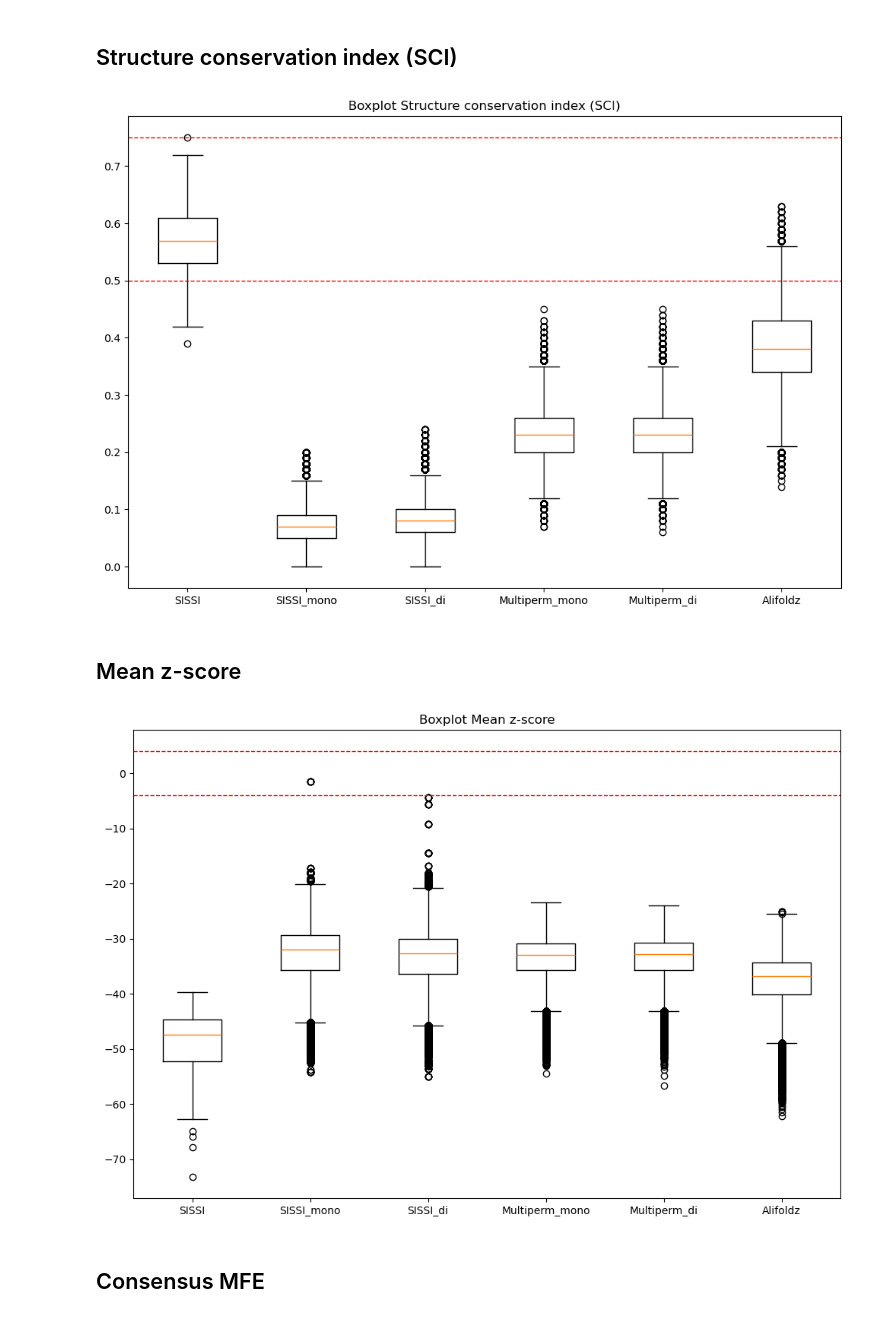
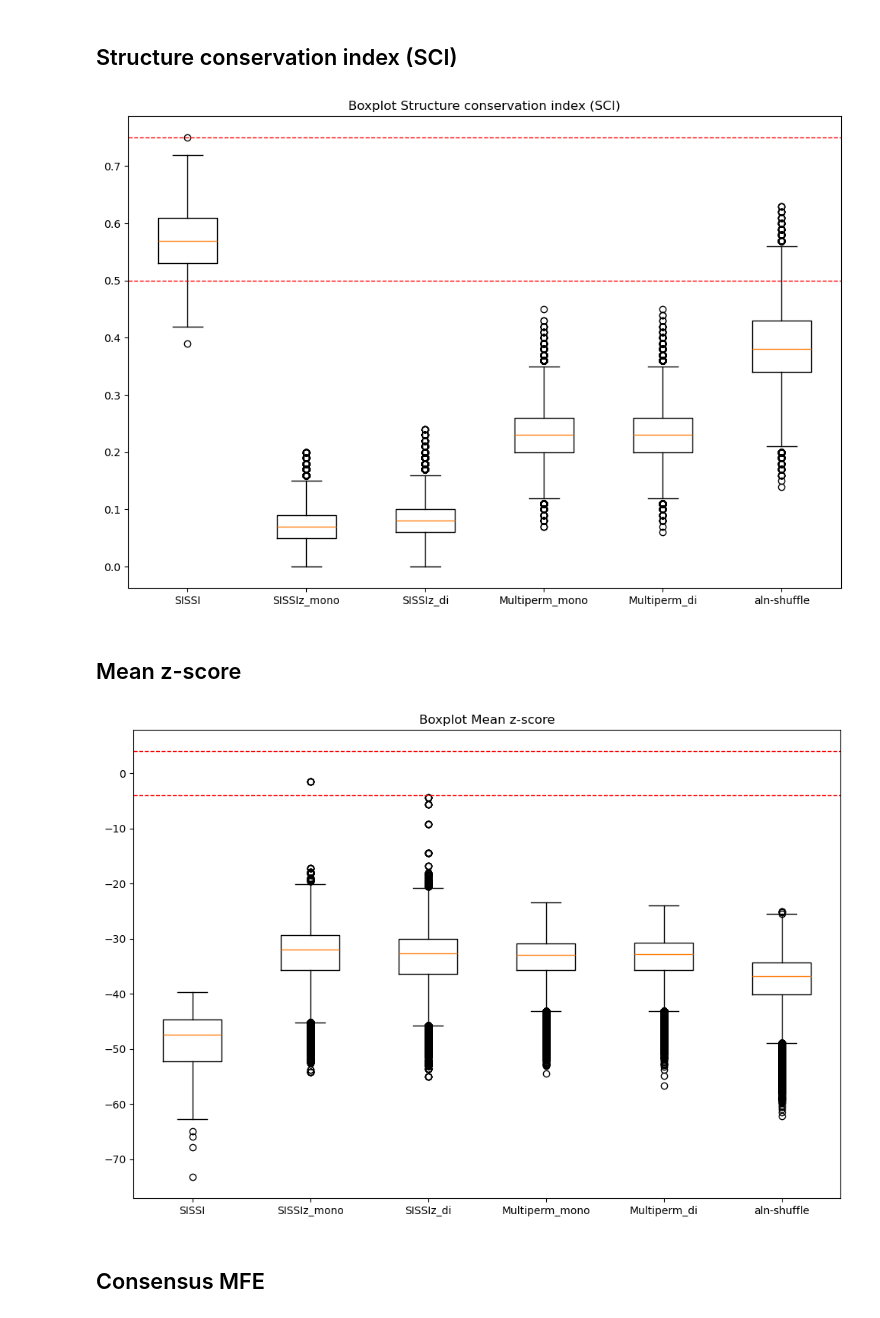
Before and after one commit to Faragas91/Masterarbeit, a Jupyter notebook: Scripts/RNAz_analyze.ipynb, the cells around one changed output. Drawn from its saved outputs; the diff is of its cells as text; code cells hidden in the pictures.

```diff
--- a/Scripts/RNAz_analyze.ipynb
+++ b/Scripts/RNAz_analyze.ipynb
@@ -8,19 +8,19 @@ import matplotlib.pyplot as plt
 import seaborn as sns
 import numpy as np
 # %%
-# df_sissi = pd.DataFrame(pd.read_excel("D:/Masterarbeit/Data/RNAz_Data_di_Excel/sissi.xlsx"))
-# df_sissiz_mono = pd.DataFrame(pd.read_excel("D:/Masterarbeit/Data/RNAz_Data_di_Excel/sissiz_mono.xlsx"))
-# df_sissiz_di = pd.DataFrame(pd.read_excel("D:/Masterarbeit/Data/RNAz_Data_di_Excel/sissiz_di.xlsx"))
-# df_multiperm_mono = pd.DataFrame(pd.read_excel("D:/Masterarbeit/Data/RNAz_Data_di_Excel/multiperm_mono.xlsx"))
-# df_multiperm_di = pd.DataFrame(pd.read_excel("D:/Masterarbeit/Data/RNAz_Data_di_Excel/multiperm_di.xlsx"))
-# df_alifoldz = pd.DataFrame(pd.read_excel("D:/Masterarbeit/Data/RNAz_Data_di_Excel/alifoldz.xlsx"))
+df_sissi = pd.DataFrame(pd.read_excel("D:/Masterarbeit_Daten/Data/RNAz_Data_di_Excel/sissi.xlsx"))
+df_sissiz_mono = pd.DataFrame(pd.read_excel("D:/Masterarbeit_Daten/Data/RNAz_Data_di_Excel/sissiz_mono.xlsx"))
+df_sissiz_di = pd.DataFrame(pd.read_excel("D:/Masterarbeit_Daten/Data/RNAz_Data_di_Excel/sissiz_di.xlsx"))
+df_multiperm_mono = pd.DataFrame(pd.read_excel("D:/Masterarbeit_Daten/Data/RNAz_Data_di_Excel/multiperm_mono.xlsx"))
+df_multiperm_di = pd.DataFrame(pd.read_excel("D:/Masterarbeit_Daten/Data/RNAz_Data_di_Excel/multiperm_di.xlsx"))
+df_aln_shuffle = pd.DataFrame(pd.read_excel("D:/Masterarbeit_Daten/Data/RNAz_Data_di_Excel/alifoldz.xlsx"))
 # %%
-df_sissi = pd.DataFrame(pd.read_excel("C:/bla/Waste/MA/Data/RNAz_Data_di_Excel/sissi.xlsx"))
-df_sissiz_mono = pd.DataFrame(pd.read_excel("C:/bla/Waste/MA/Data/RNAz_Data_di_Excel/sissiz_mono.xlsx"))
-df_sissiz_di = pd.DataFrame(pd.read_excel("C:/bla/Waste/MA/Data/RNAz_Data_di_Excel/sissiz_di.xlsx"))
-df_multiperm_mono = pd.DataFrame(pd.read_excel("C:/bla/Waste/MA/Data/RNAz_Data_di_Excel/multiperm_mono.xlsx"))
-df_multiperm_di = pd.DataFrame(pd.read_excel("C:/bla/Waste/MA/Data/RNAz_Data_di_Excel/multiperm_di.xlsx"))
-df_alifoldz = pd.DataFrame(pd.read_excel("C:/bla/Waste/MA/Data/RNAz_Data_di_Excel/alifoldz.xlsx"))
+# df_sissi = pd.DataFrame(pd.read_excel("C:/bla/Waste/MA/Data/RNAz_Data_di_Excel/sissi.xlsx"))
+# df_sissiz_mono = pd.DataFrame(pd.read_excel("C:/bla/Waste/MA/Data/RNAz_Data_di_Excel/sissiz_mono.xlsx"))
+# df_sissiz_di = pd.DataFrame(pd.read_excel("C:/bla/Waste/MA/Data/RNAz_Data_di_Excel/sissiz_di.xlsx"))
+# df_multiperm_mono = pd.DataFrame(pd.read_excel("C:/bla/Waste/MA/Data/RNAz_Data_di_Excel/multiperm_mono.xlsx"))
+# df_multiperm_di = pd.DataFrame(pd.read_excel("C:/bla/Waste/MA/Data/RNAz_Data_di_Excel/multiperm_di.xlsx"))
+# df_aln_shuffle = pd.DataFrame(pd.read_excel("C:/bla/Waste/MA/Data/RNAz_Data_di_Excel/alifoldz.xlsx"))
 # %%
 new_df_sissi = df_sissi.drop(['Sequences', 'Columns'], axis=1)
 new_df_sissi.head(10)
@@ -202,8 +202,8 @@ new_df_multiperm_di[['Mean pairwise identity',
 | 75% | 87.977500 | 0.372213 | 0.507380 | -122.120000 | -24.530000 | ... |
 | max | 88.900000 | 0.419530 | 0.546100 | -99.900000 | -6.890000 | ... |
 # %%
-new_df_alifoldz = df_alifoldz.drop(['Sequences', 'Columns', 'File'], axis=1)
-new_df_alifoldz.head(10)
+new_df_aln_shuffle = df_aln_shuffle.drop(['Sequences', 'Columns', 'File'], axis=1)
+new_df_aln_shuffle.head(10)
 # %% [output]
 |  | Mean pairwise identity | Shannon entropy | G+C content | Mean single sequence MFE | Consensus MFE | ... |
 | 0 | 87.61 | 0.35554 | 0.50441 | -138.94 | -66.62 | ... |
@@ -259,26 +259,26 @@ plt.show()
 # %% [markdown]
 ## Structure conservation index (SCI)
 # %%
-dataframes = [new_df_sissi, new_df_sissiz_mono, new_df_sissiz_di, new_df_multiperm_mono, new_df_multiperm_di, new_df_alifoldz]
-labels = ['SISSI', 'SISSI_mono', 'SISSI_di', 'Multiperm_mono', 'Multiperm_di', 'Alifoldz']
+dataframes = [new_df_sissi, new_df_sissiz_mono, new_df_sissiz_di, new_df_multiperm_mono, new_df_multiperm_di, new_df_aln_shuffle]
+labels = ['SISSI', 'SISSIz_mono', 'SISSIz_di', 'Multiperm_mono', 'Multiperm_di', 'aln-shuffle']
 data = [df['Structure conservation index'] for df in dataframes]
 thresholds = [0.5, 0.75]
 
 plt.figure(figsize=(12, 8))
 plt.boxplot(data, labels=labels)
 
 for t in thresholds:
     plt.axhline(y=t, color='red', linestyle='--', linewidth=1, label=f'Threshold {t}')
 
 plt.title('Boxplot Structure conservation index (SCI)')
 plt.show()
 # %% [output]
-[figure, old version]
+[figure, new version]
 # %% [markdown]
 ## Mean z-score
 # %%
-dataframes = [new_df_sissi, new_df_sissiz_mono, new_df_sissiz_di, new_df_multiperm_mono, new_df_multiperm_di, new_df_alifoldz]
-labels = ['SISSI', 'SISSI_mono', 'SISSI_di', 'Multiperm_mono', 'Multiperm_di', 'Alifoldz']
+dataframes = [new_df_sissi, new_df_sissiz_mono, new_df_sissiz_di, new_df_multiperm_mono, new_df_multiperm_di, new_df_aln_shuffle]
+labels = ['SISSI', 'SISSIz_mono', 'SISSIz_di', 'Multiperm_mono', 'Multiperm_di', 'aln-shuffle']
 data = [df['Mean z-score'] for df in dataframes]
 thresholds = [-4, 4]
 
@@ -291,7 +291,7 @@ for t in thresholds:
 plt.title('Boxplot Mean z-score')
 plt.show()
 # %% [output]
-[figure, old version]
+[figure, new version]
 # %% [markdown]
 ## Consensus MFE
 # %%
```
Also changed, not shown: parts of 4 cells of this notebook, 17 other files.
